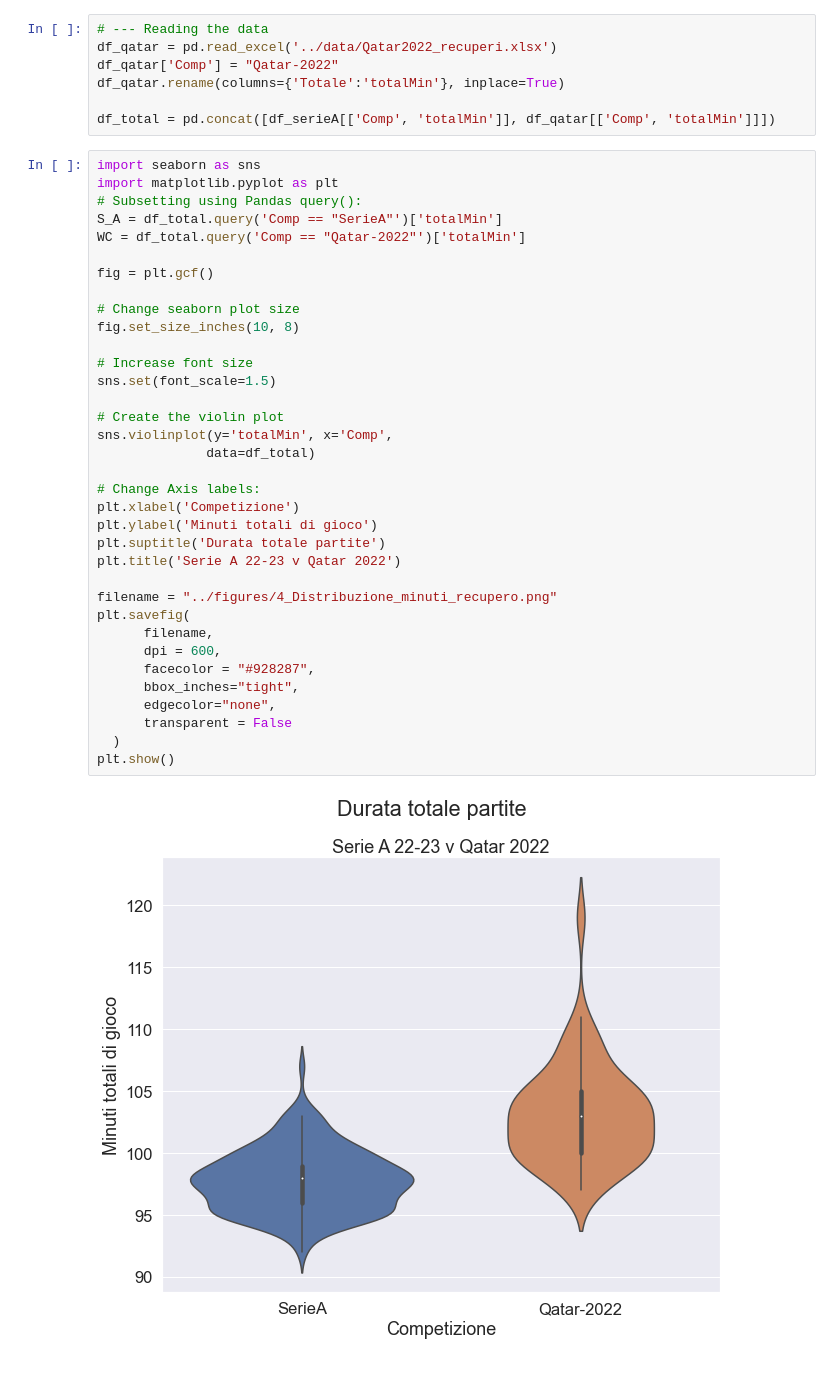
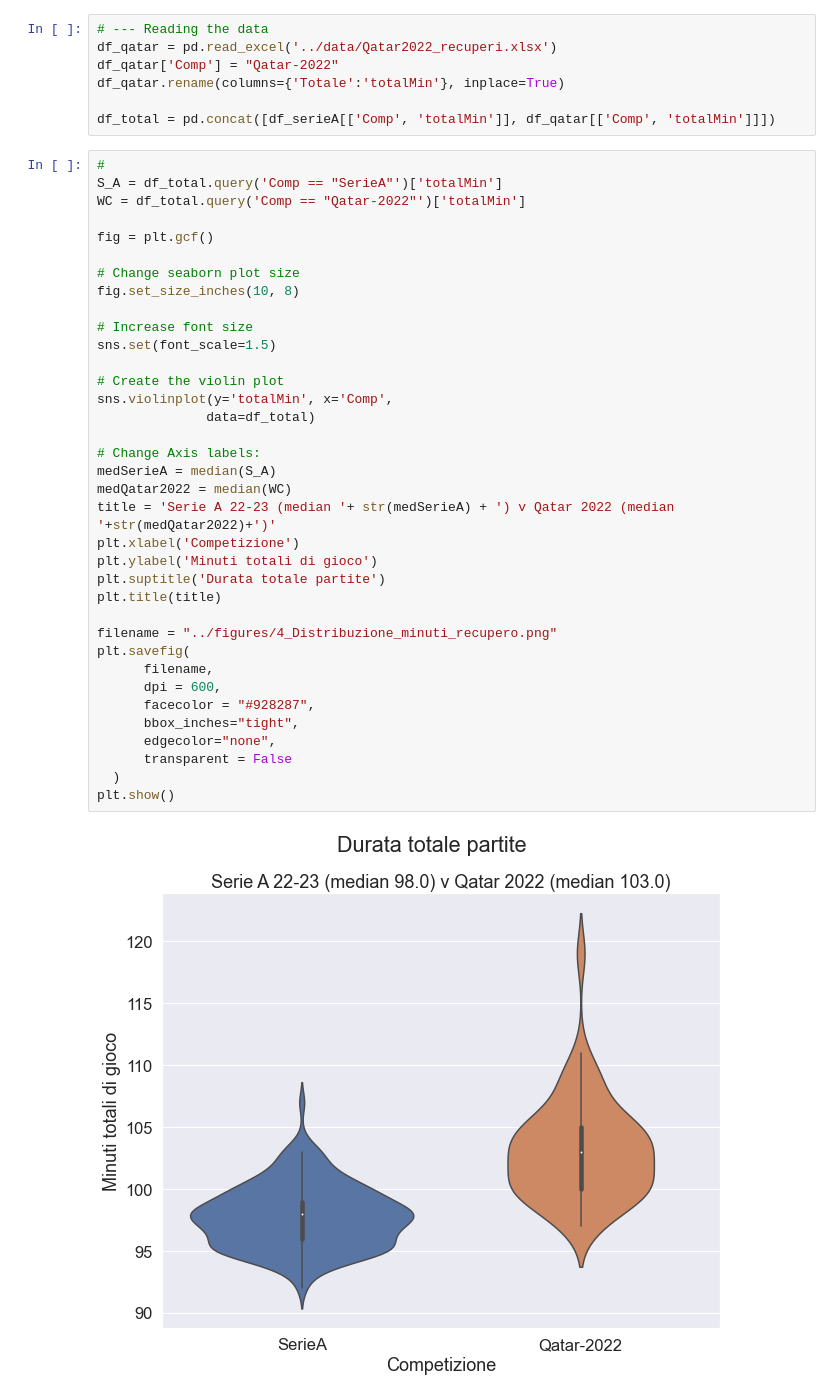
Before and after one commit to f1li/FootballAnalysis, a Jupyter notebook: src/SerieA_extra_time_15_2022_23.ipynb, the cells around one changed output. Saved outputs shown, nothing was run; the diff lists cells and outputs as text.

Commit message:
Updated distribution plot

```diff
--- a/src/SerieA_extra_time_15_2022_23.ipynb
+++ b/src/SerieA_extra_time_15_2022_23.ipynb
@@ -422,39 +425,40 @@ df_qatar.rename(columns={'Totale':'totalMin'}, inplace=True)
 
 df_total = pd.concat([df_serieA[['Comp', 'totalMin']], df_qatar[['Comp', 'totalMin']]])
 # %%
-import seaborn as sns
-import matplotlib.pyplot as plt
-# Subsetting using Pandas query():
+#
 S_A = df_total.query('Comp == "SerieA"')['totalMin']
 WC = df_total.query('Comp == "Qatar-2022"')['totalMin']
 
 fig = plt.gcf()
 
 # Change seaborn plot size
 fig.set_size_inches(10, 8)
 
 # Increase font size
 sns.set(font_scale=1.5)
 
 # Create the violin plot
 sns.violinplot(y='totalMin', x='Comp',
               data=df_total)
 
 # Change Axis labels:
+medSerieA = median(S_A)
+medQatar2022 = median(WC)
+title = 'Serie A 22-23 (median '+ str(medSerieA) + ') v Qatar 2022 (median '+str(medQatar2022)+')'
 plt.xlabel('Competizione')
 plt.ylabel('Minuti totali di gioco')
 plt.suptitle('Durata totale partite')
-plt.title('Serie A 22-23 v Qatar 2022')
+plt.title(title)
 
 filename = "../figures/4_Distribuzione_minuti_recupero.png"
 plt.savefig(
 	  filename,
 	  dpi = 600,
 	  facecolor = "#928287",
 	  bbox_inches="tight",
       edgecolor="none",
 	  transparent = False
   )
 plt.show()
 # %% [output]
-[figure, old version]
+[figure, new version]
```
Also changed, not shown: parts of 1 cell of this notebook.
